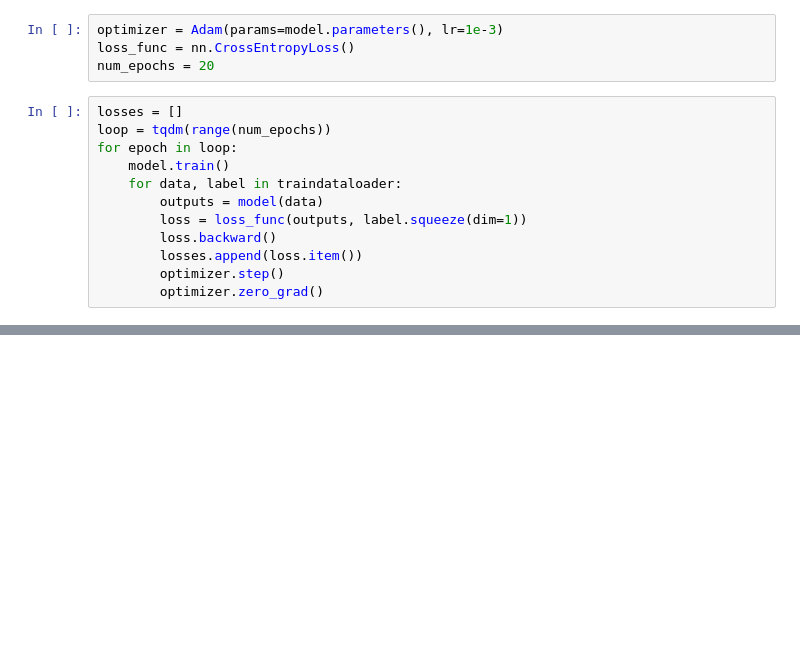
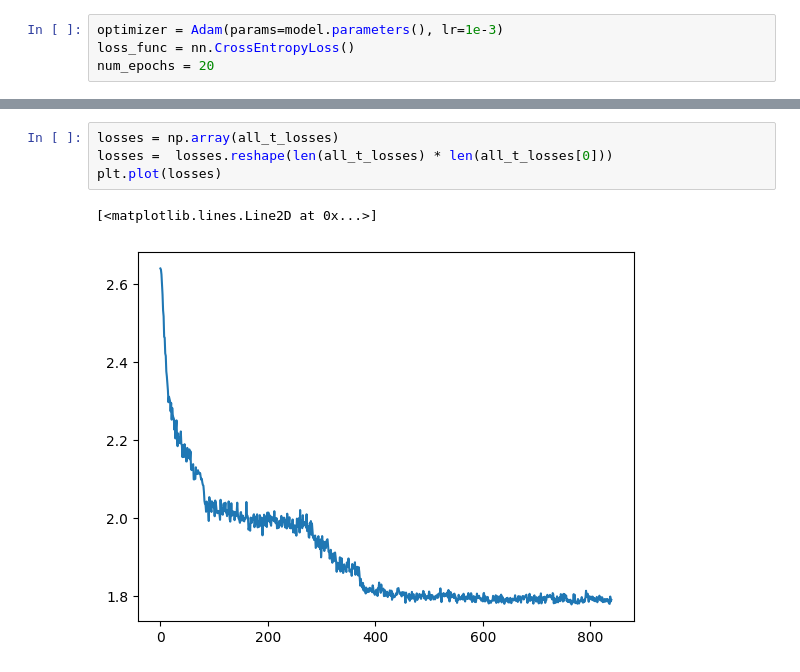
Before and after one commit to Danil-Ivonin/PythonTasksBozorov, a Jupyter notebook: ML_DNN/Lab2.ipynb, the cells around one changed output, grey strips where cells are left out. Saved outputs shown, nothing was run; the diff lists cells and outputs as text; blank space fills up the shorter version.

```diff
--- a/ML_DNN/Lab2.ipynb
+++ b/ML_DNN/Lab2.ipynb
@@ -115,15 +188,3 @@ CNN(
 optimizer = Adam(params=model.parameters(), lr=1e-3)
 loss_func = nn.CrossEntropyLoss()
 num_epochs = 20
-# %%
-losses = []
-loop = tqdm(range(num_epochs))
-for epoch in loop:
-    model.train()
-    for data, label in traindataloader:
-        outputs = model(data)
-        loss = loss_func(outputs, label.squeeze(dim=1))
-        loss.backward()
-        losses.append(loss.item())
-        optimizer.step()
-        optimizer.zero_grad()
@@ -160,0 +270,7 @@ Accuracy of the network on the test images: 92 %
+# %%
+losses = np.array(all_t_losses)
+losses =  losses.reshape(len(all_t_losses) * len(all_t_losses[0]))
+plt.plot(losses)
+# %% [output]
+[<matplotlib.lines.Line2D at 0x...>]
+[figure, added]
```
Also changed, not shown: parts of 25 cells of this notebook.
